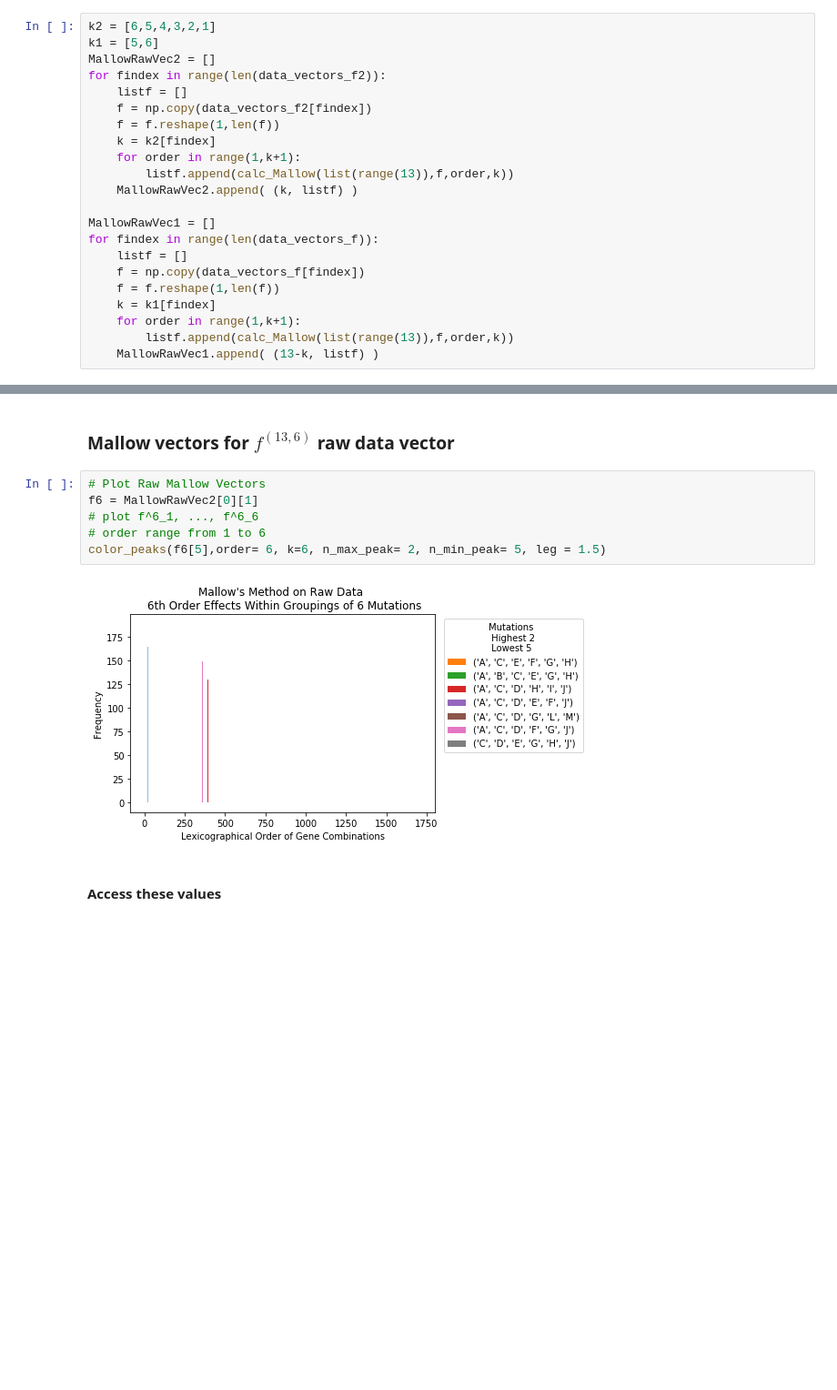
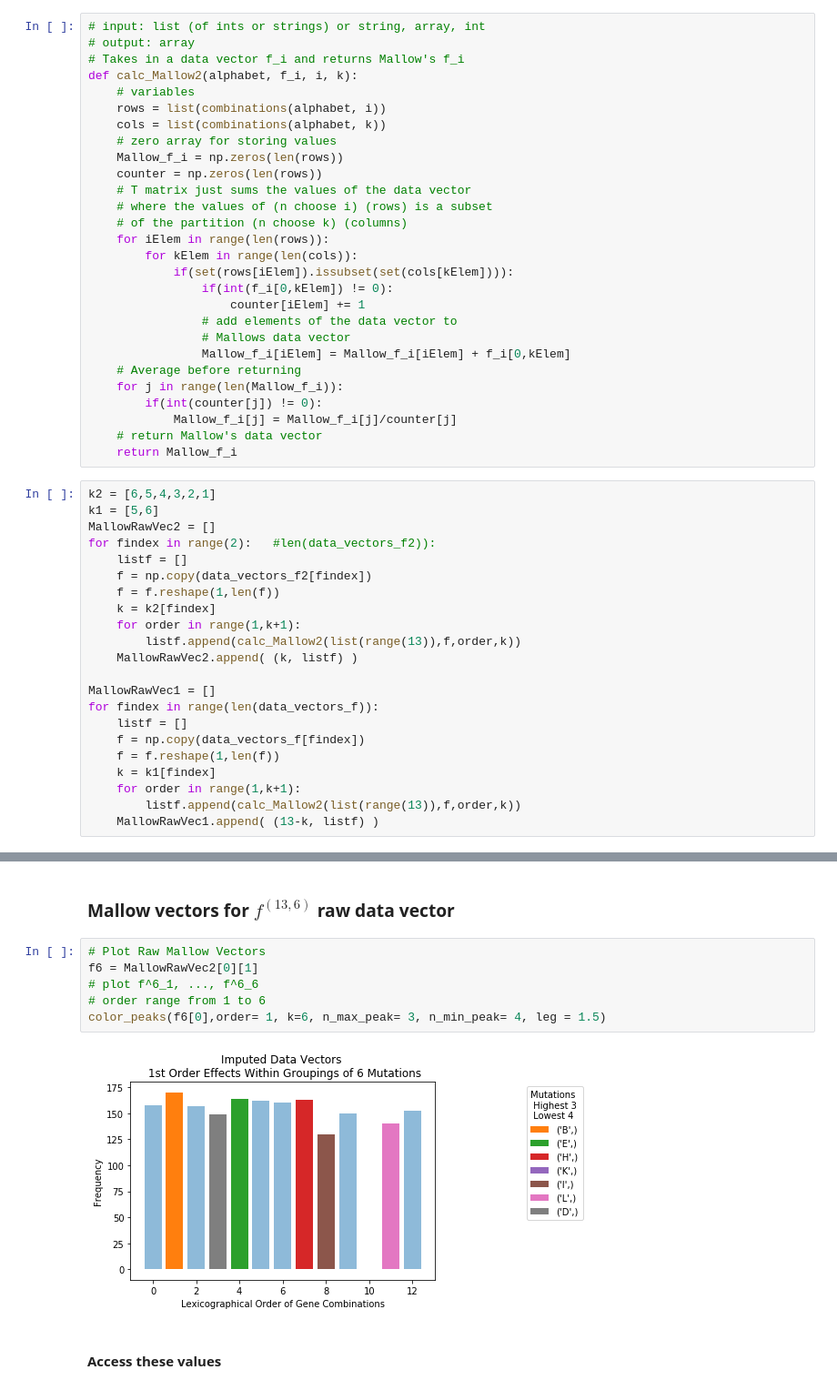
Before and after one commit to LillianGonzalezAlbino/FourierAnalysis, a Jupyter notebook: Spectral-Analysis-Reduced-Dataset(and).ipynb, the cells around one changed output, grey strips where cells are left out. Shown at 91% size. Drawn from its saved outputs; the diff is of its cells as text; blank space fills up the shorter version.

Commit message:
averaged mallow on raw data vectors

```diff
--- a/Spectral-Analysis-Reduced-Dataset(and).ipynb
+++ b/Spectral-Analysis-Reduced-Dataset(and).ipynb
@@ -1543,17 +1543,45 @@ realAllMallowVectors[0][0]
 8.0
 # %% [markdown]
 # Mallow's Method for "raw" data vectors
+# %%
+# input: list (of ints or strings) or string, array, int
+# output: array
+# Takes in a data vector f_i and returns Mallow's f_i
+def calc_Mallow2(alphabet, f_i, i, k):
+    # variables
+    rows = list(combinations(alphabet, i))
+    cols = list(combinations(alphabet, k))
+    # zero array for storing values
+    Mallow_f_i = np.zeros(len(rows))
+    counter = np.zeros(len(rows))
+    # T matrix just sums the values of the data vector
+    # where the values of (n choose i) (rows) is a subset
+    # of the partition (n choose k) (columns)
+    for iElem in range(len(rows)):
+        for kElem in range(len(cols)):
+            if(set(rows[iElem]).issubset(set(cols[kElem]))):
+                if(int(f_i[0,kElem]) != 0):
+                    counter[iElem] += 1
+                # add elements of the data vector to
+                # Mallows data vector
+                Mallow_f_i[iElem] = Mallow_f_i[iElem] + f_i[0,kElem]
+    # Average before returning
+    for j in range(len(Mallow_f_i)):
+        if(int(counter[j]) != 0):
+            Mallow_f_i[j] = Mallow_f_i[j]/counter[j]
+    # return Mallow's data vector
+    return Mallow_f_i
 # %%
 k2 = [6,5,4,3,2,1]
 k1 = [5,6]
 MallowRawVec2 = []
-for findex in range(len(data_vectors_f2)):
+for findex in range(2):   #len(data_vectors_f2)):
     listf = []
     f = np.copy(data_vectors_f2[findex])
     f = f.reshape(1,len(f))
     k = k2[findex]
     for order in range(1,k+1):
-        listf.append(calc_Mallow(list(range(13)),f,order,k))
+        listf.append(calc_Mallow2(list(range(13)),f,order,k))
     MallowRawVec2.append( (k, listf) )
 
 MallowRawVec1 = []
@@ -1563,7 +1591,7 @@ for findex in range(len(data_vectors_f)):
     f = f.reshape(1,len(f))
     k = k1[findex]
     for order in range(1,k+1):
-        listf.append(calc_Mallow(list(range(13)),f,order,k))
+        listf.append(calc_Mallow2(list(range(13)),f,order,k))
     MallowRawVec1.append( (13-k, listf) )
 # %%
 for i in range(len(MallowRawVec1)):
@@ -1764,11 +1788,11 @@ sorted(IDRawVecf5[4], key = itemgetter(1), reverse = True)[:15]
 # %%
 # Plot Raw Mallow Vectors
 f6 = MallowRawVec2[0][1]
 # plot f^6_1, ..., f^6_6
 # order range from 1 to 6
-color_peaks(f6[5],order= 6, k=6, n_max_peak= 2, n_min_peak= 5, leg = 1.5)
+color_peaks(f6[0],order= 1, k=6, n_max_peak= 3, n_min_peak= 4, leg = 1.5)
 # %% [output]
-[figure, old version]
+[figure, new version]
 # %% [markdown]
 #### Access these values
 # %%
```
Also changed, not shown: parts of 2 cells of this notebook.
